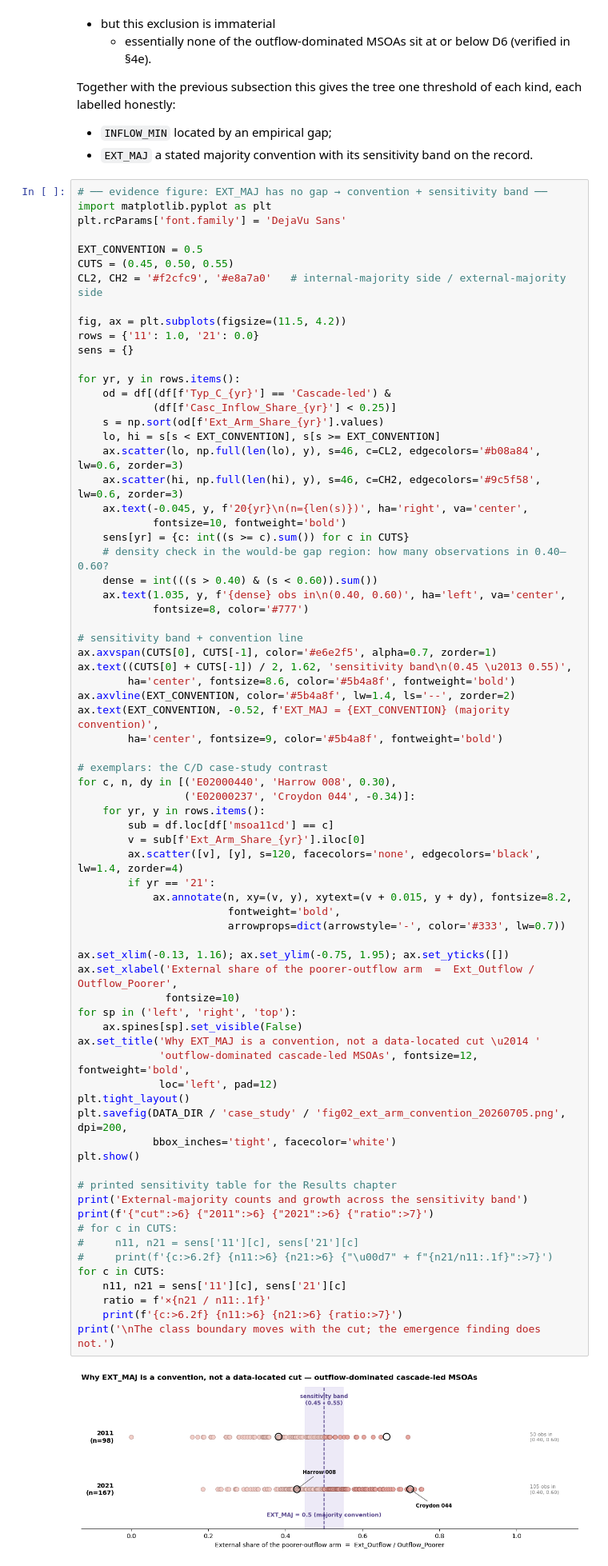
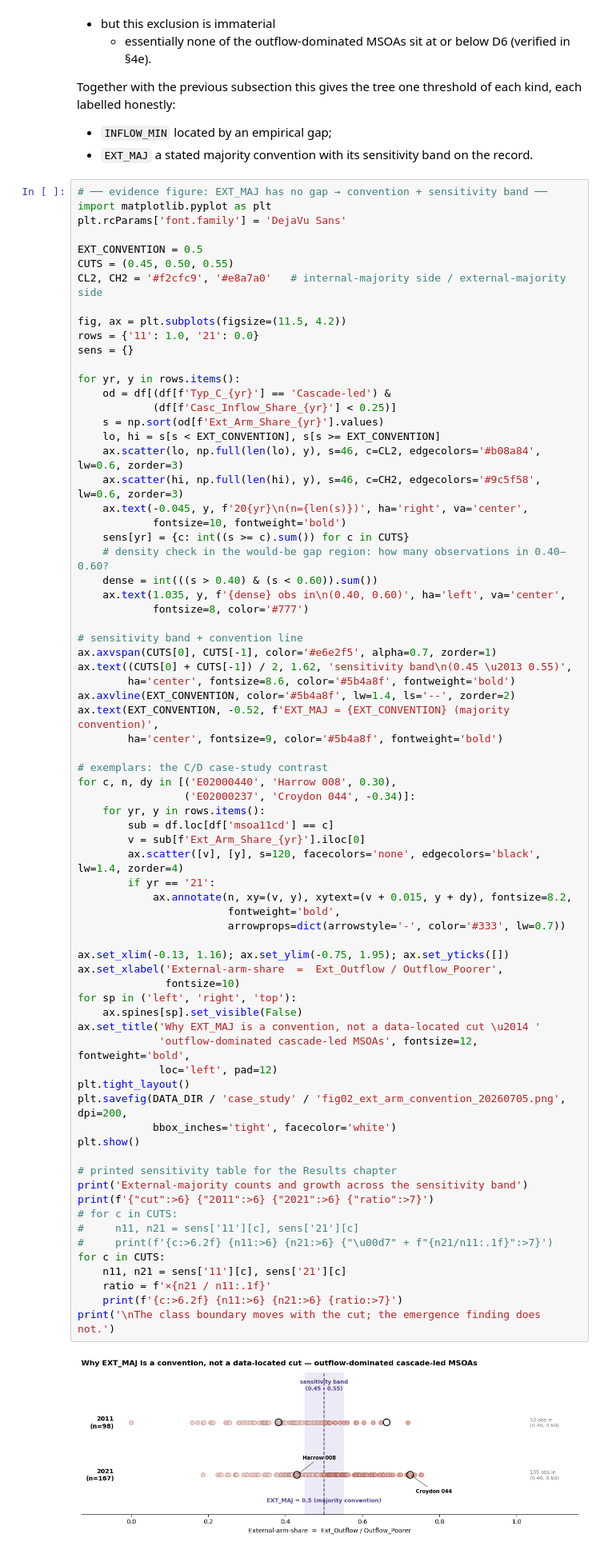
Before and after one commit to yxing82/dissertation-manuscript-replication, a Jupyter notebook: scripts/eda_6_mechanism_tree.ipynb, the cells around one changed output. Shown at 80% size. Saved outputs shown, nothing was run; the diff lists cells and outputs as text.

Commit message:
small label fix - mechanism tree threshold external case

```diff
--- a/scripts/eda_6_mechanism_tree.ipynb
+++ b/scripts/eda_6_mechanism_tree.ipynb
@@ -261,35 +261,35 @@ for c, n, dy in [('E02000440', 'Harrow 008', 0.30),
         ax.scatter([v], [y], s=120, facecolors='none', edgecolors='black', lw=1.4, zorder=4)
         if yr == '21':
             ax.annotate(n, xy=(v, y), xytext=(v + 0.015, y + dy), fontsize=8.2,
                         fontweight='bold',
                         arrowprops=dict(arrowstyle='-', color='#333', lw=0.7))
 
 ax.set_xlim(-0.13, 1.16); ax.set_ylim(-0.75, 1.95); ax.set_yticks([])
-ax.set_xlabel('External share of the poorer-outflow arm  =  Ext_Outflow / Outflow_Poorer',
+ax.set_xlabel('External-arm-share  =  Ext_Outflow / Outflow_Poorer',
               fontsize=10)
 for sp in ('left', 'right', 'top'):
     ax.spines[sp].set_visible(False)
 ax.set_title('Why EXT_MAJ is a convention, not a data-located cut \u2014 '
              'outflow-dominated cascade-led MSOAs', fontsize=12, fontweight='bold',
              loc='left', pad=12)
 plt.tight_layout()
 plt.savefig(DATA_DIR / 'case_study' / 'fig02_ext_arm_convention_20260705.png', dpi=200,
             bbox_inches='tight', facecolor='white')
 plt.show()
 
 # printed sensitivity table for the Results chapter
 print('External-majority counts and growth across the sensitivity band')
 print(f'{"cut":>6} {"2011":>6} {"2021":>6} {"ratio":>7}')
 # for c in CUTS:
 #     n11, n21 = sens['11'][c], sens['21'][c]
 #     print(f'{c:>6.2f} {n11:>6} {n21:>6} {"\u00d7" + f"{n21/n11:.1f}":>7}')
 for c in CUTS:
     n11, n21 = sens['11'][c], sens['21'][c]
     ratio = f'×{n21 / n11:.1f}'
     print(f'{c:>6.2f} {n11:>6} {n21:>6} {ratio:>7}')
 print('\nThe class boundary moves with the cut; the emergence finding does not.')
 # %% [output]
-[figure, old version]
+[figure, new version]
 External-majority counts and growth across the sensitivity band
    cut   2011   2021   ratio
   0.45     38    102    ×2.7
```
Also changed, not shown: 1 other file.
